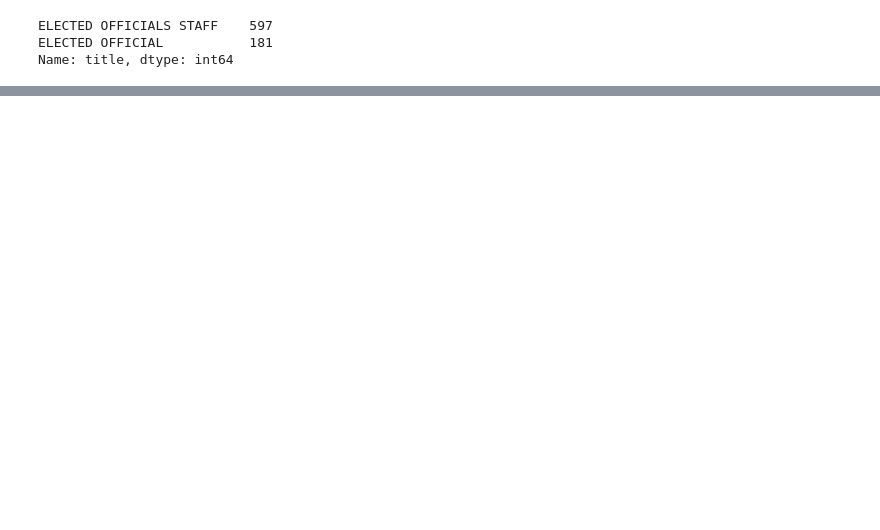
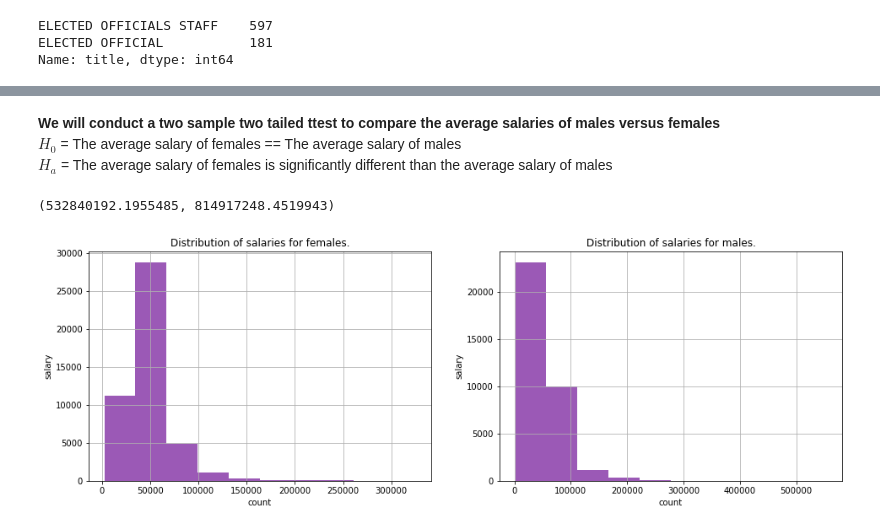
Before and after one commit to Texas-Government-Employee-Salaries/Predicting-Salaries, a Jupyter notebook: desiree_initial.ipynb, the cells around one changed output, grey strips where cells are left out. Drawn from its saved outputs; the diff is of its cells as text; code cells hidden in the pictures; blank space fills up the shorter version.

```diff
--- a/desiree_initial.ipynb
+++ b/desiree_initial.ipynb
@@ -274,3 +333,6 @@ annual_salary               float64
 10-20_years                   int64
 >20_years                     int64
 dtype: object
+# %%
+# split our data
+train, validate, test = p.split_data(df)
@@ -276,0 +352,32 @@ dtype: object
+# %% [markdown]
+**We will conduct a two sample two tailed ttest to compare the average salaries of males versus females**
+\
+$H_0$ = The average salary of females == The average salary of males
+\
+$H_a$ = The average salary of females is significantly different than the average salary of males
+# %%
+# with a 95% confidence interval, we set our alpha to 0.05
+alpha = 0.05
+
+# set up our samples
+sample1 = train[train.sex=='FEMALE'].annual_salary
+sample2 = train[train.sex=='MALE'].annual_salary
+
+# now let's take a look at the variance to verify the variance between the two samples
+sample1.var(), sample2.var()
+# %% [output]
+(532840192.1955485, 814917248.4519943)
+# %%
+plt.figure(figsize=(16,5))
+plt.subplot(121)
+sample1.hist(color='#9b59b6')
+plt.xlabel('count')
+plt.ylabel('salary')
+plt.title('Distribution of salaries for females.')
+plt.subplot(122)
+sample2.hist(color='#9b59b6')
+plt.xlabel('count')
+plt.ylabel('salary')
+plt.title('Distribution of salaries for males.');
+# %% [output]
+[figure, added]
```
Also changed, not shown: parts of 22 cells of this notebook.
